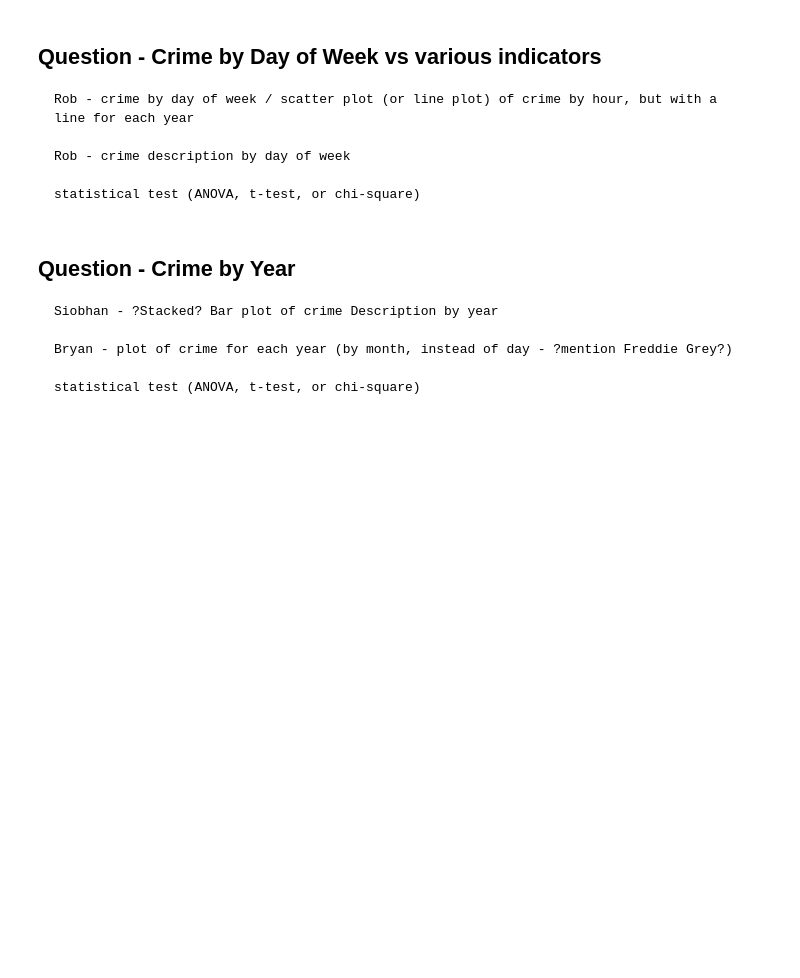
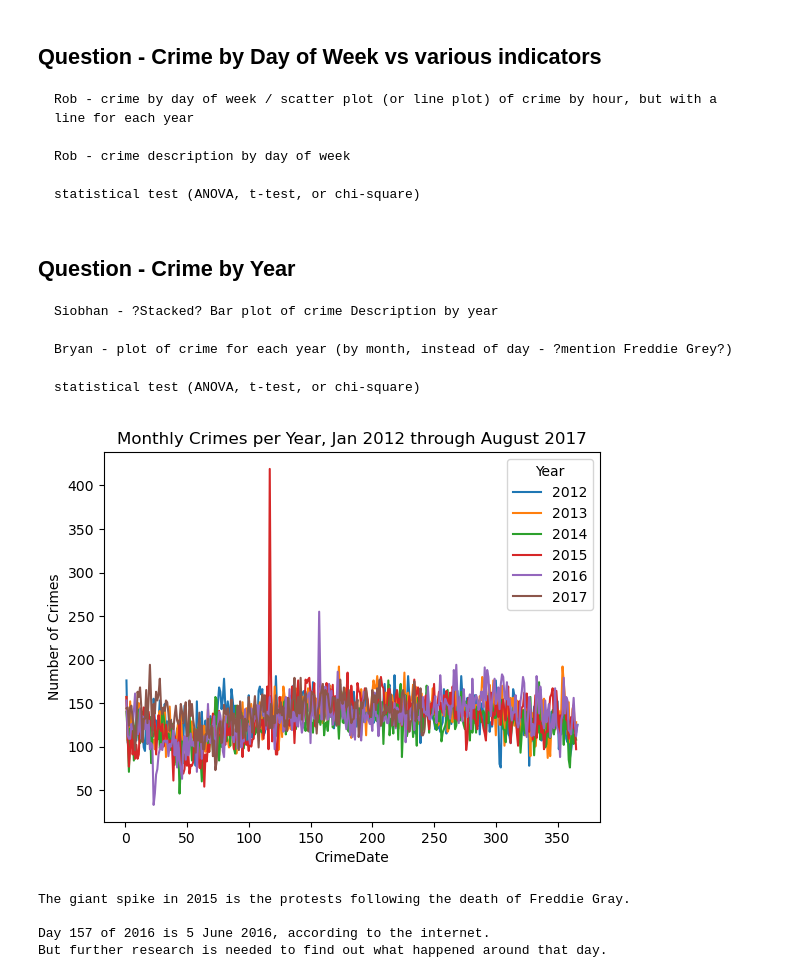
Before and after one commit to johbry17/Crime-in-Baltimore, a Jupyter notebook: main.ipynb, the cells around one changed output. Drawn from its saved outputs; the diff is of its cells as text; code cells hidden in the pictures; blank space fills up the shorter version.

```diff
--- a/main.ipynb
+++ b/main.ipynb
@@ -129,3 +189,31 @@ plt.show()
     Bryan - plot of crime for each year (by month, instead of day - ?mention Freddie Grey?)
 
     statistical test (ANOVA, t-test, or chi-square)
+# %%
+# huge outlier - Freddie Gray
+import calendar
+
+year_df = df.copy()
+year_df["Year"] = year_df.CrimeDate.dt.year
+year_df["Month"] = year_df.CrimeDate.dt.month
+year_df["Day"] = year_df.CrimeDate.dt.year
+year_df = year_df[year_df.CrimeDate < "2017-09-01"]
+
+_ = year_df.groupby(year_df.CrimeDate.dt.dayofyear)["Year"].value_counts().unstack()
+_.plot(kind='line')
+
+# Format the plot
+plt.ylabel("Number of Crimes")
+plt.title("Monthly Crimes per Year, Jan 2012 through August 2017")
+plt.show()
+
+print(f"""The giant spike in 2015 is the protests following the death of Freddie Gray.
+
+Day {_[2016].idxmax()} of 2016 is 5 June 2016, according to the internet.
+But further research is needed to find out what happened around that day.""")
+# %% [output]
+[figure, added]
+The giant spike in 2015 is the protests following the death of Freddie Gray.
+
+Day 157 of 2016 is 5 June 2016, according to the internet.
+But further research is needed to find out what happened around that day.
```
Also changed, not shown: parts of 7 cells of this notebook, 1 other file.
